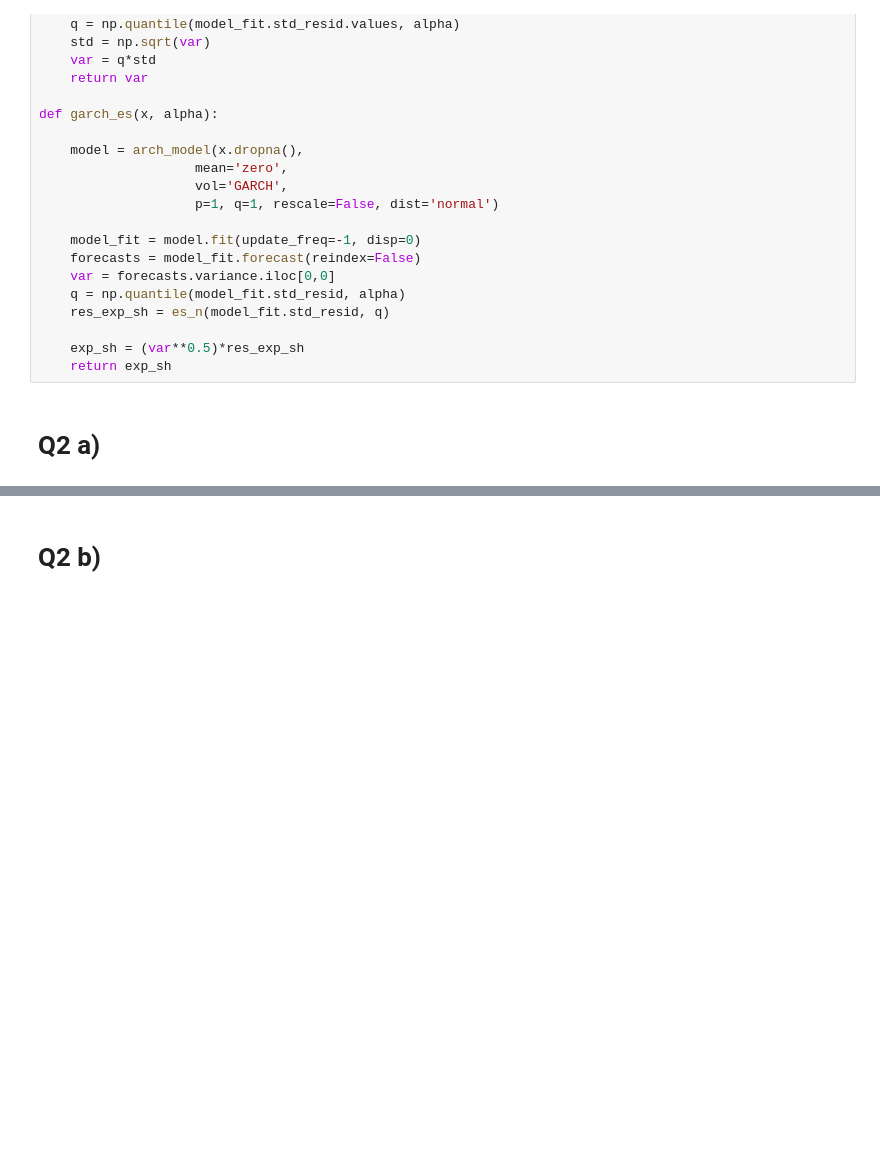
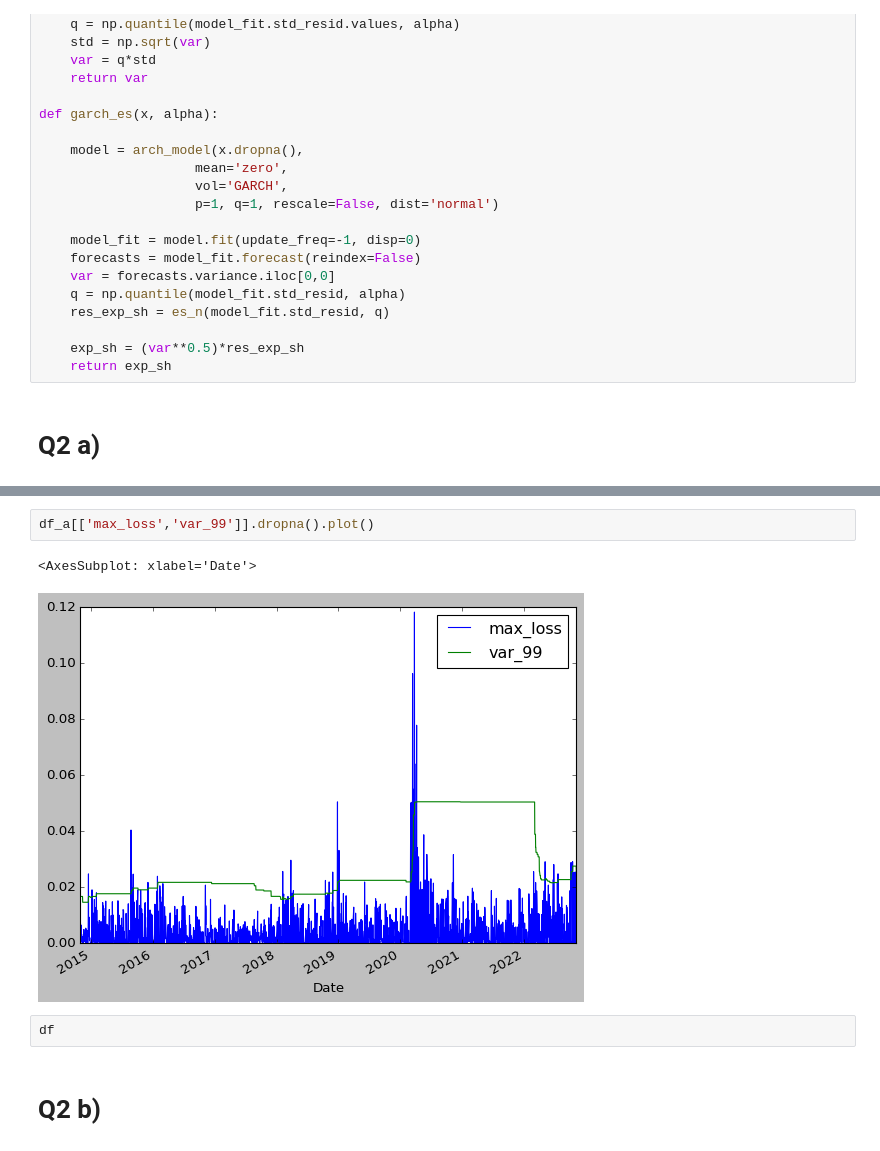
Before and after one commit to georgec123/qrm, a Jupyter notebook: q2.ipynb, the cells around one changed output, grey strips where cells are left out. Cells and saved outputs as stored; diff of their text form; blank space fills up the shorter version.

```diff
--- a/q2.ipynb
+++ b/q2.ipynb
@@ -109,3 +111,10 @@ UsageError: Line magic function `%timeit%` not found.
+# %%
+df_a[['max_loss','var_99']].dropna().plot()
+# %% [output]
+<AxesSubplot: xlabel='Date'>
+[figure, added]
+# %%
+df
 # %% [markdown]
 # Q2 b)
 # %%
```
Also changed, not shown: parts of 1 cell of this notebook, 4 other files.
